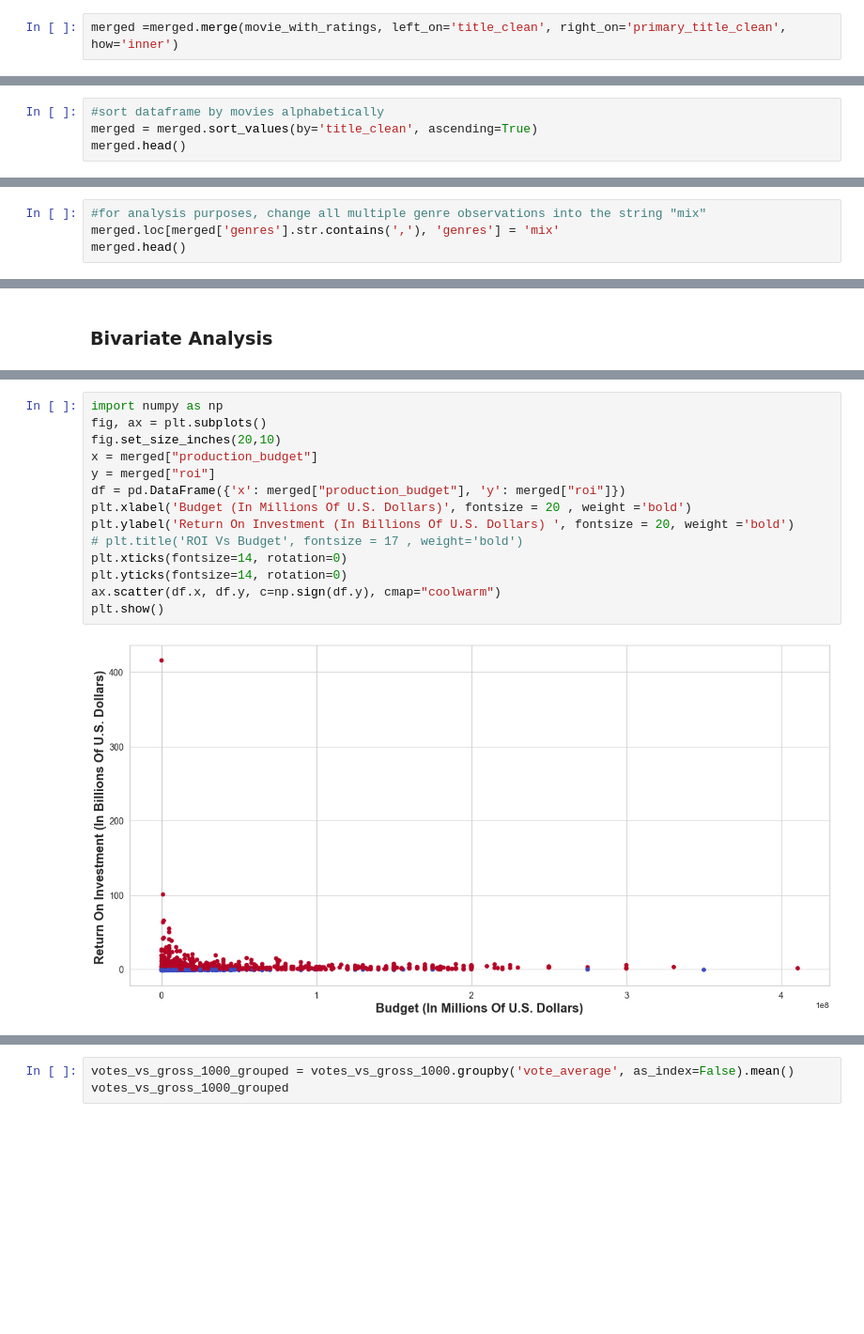
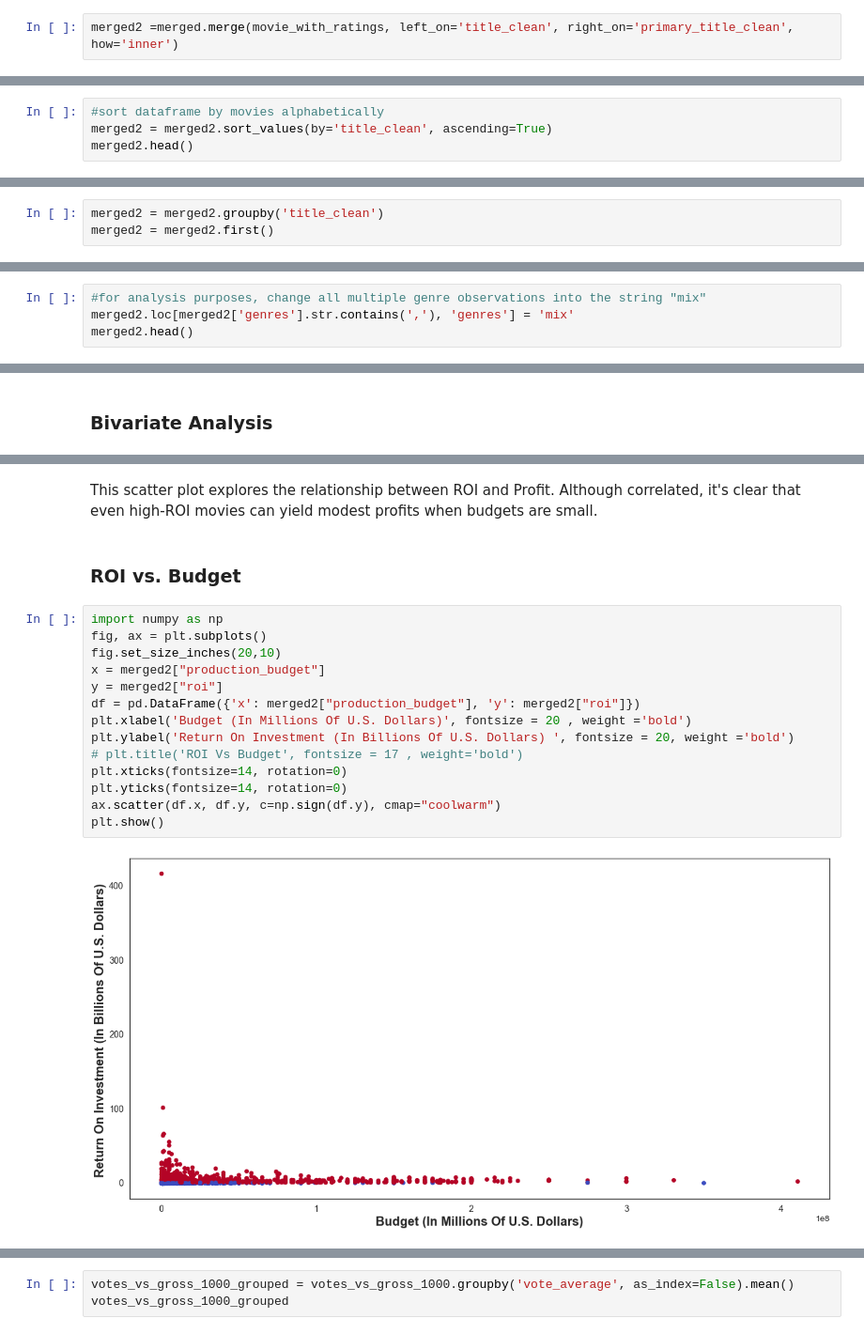
Before and after one commit to Bakley/Talanta-hela, a Jupyter notebook: notebooks/Untitled.ipynb, the cells around one changed output, grey strips where cells are left out. Shown at 94% size. Saved outputs shown, nothing was run; the diff lists cells and outputs as text; blank space fills up the shorter version.

```diff
--- a/notebooks/Untitled.ipynb
+++ b/notebooks/Untitled.ipynb
@@ -1134,2 +1013,2 @@ merged
 # %%
-merged =merged.merge(movie_with_ratings, left_on='title_clean', right_on='primary_title_clean', how='inner')
+merged2 =merged.merge(movie_with_ratings, left_on='title_clean', right_on='primary_title_clean', how='inner')
@@ -1152,5 +1015,5 @@ merged
 # %%
 #sort dataframe by movies alphabetically
-merged = merged.sort_values(by='title_clean', ascending=True)
-merged.head()
+merged2 = merged2.sort_values(by='title_clean', ascending=True)
+merged2.head()
 # %% [output]
@@ -1183,0 +1027,3 @@ merged
+# %%
+merged2 = merged2.groupby('title_clean')
+merged2 = merged2.first()
@@ -1184,5 +1047,5 @@ merged
 # %%
 #for analysis purposes, change all multiple genre observations into the string "mix"
-merged.loc[merged['genres'].str.contains(','), 'genres'] = 'mix'
-merged.head()
+merged2.loc[merged2['genres'].str.contains(','), 'genres'] = 'mix'
+merged2.head()
 # %% [output]
@@ -1278,16 +1146,20 @@ merged.head()
+# %% [markdown]
+This scatter plot explores the relationship between ROI and Profit. Although correlated, it's clear that even high-ROI movies can yield modest profits when budgets are small.
+# %% [markdown]
+### ROI vs. Budget
 # %%
 import numpy as np
 fig, ax = plt.subplots()
 fig.set_size_inches(20,10)
-x = merged["production_budget"]
-y = merged["roi"]
-df = pd.DataFrame({'x': merged["production_budget"], 'y': merged["roi"]})
+x = merged2["production_budget"]
+y = merged2["roi"]
+df = pd.DataFrame({'x': merged2["production_budget"], 'y': merged2["roi"]})
 plt.xlabel('Budget (In Millions Of U.S. Dollars)', fontsize = 20 , weight ='bold')
 plt.ylabel('Return On Investment (In Billions Of U.S. Dollars) ', fontsize = 20, weight ='bold')
 # plt.title('ROI Vs Budget', fontsize = 17 , weight='bold')
 plt.xticks(fontsize=14, rotation=0)
 plt.yticks(fontsize=14, rotation=0)
 ax.scatter(df.x, df.y, c=np.sign(df.y), cmap="coolwarm")
 plt.show()
 # %% [output]
-[figure, old version]
+[figure, new version]
```
Also changed, not shown: parts of 89 cells of this notebook, 7 other files.
